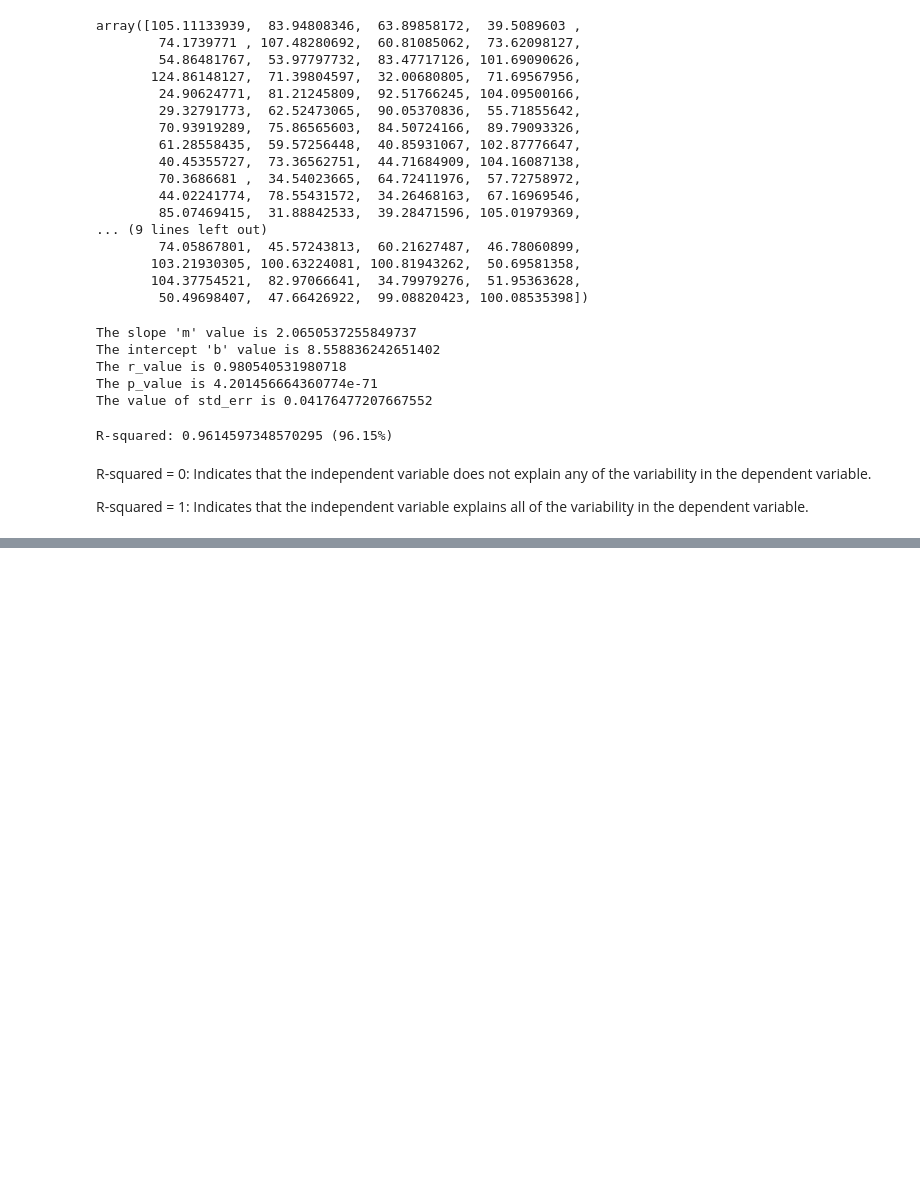
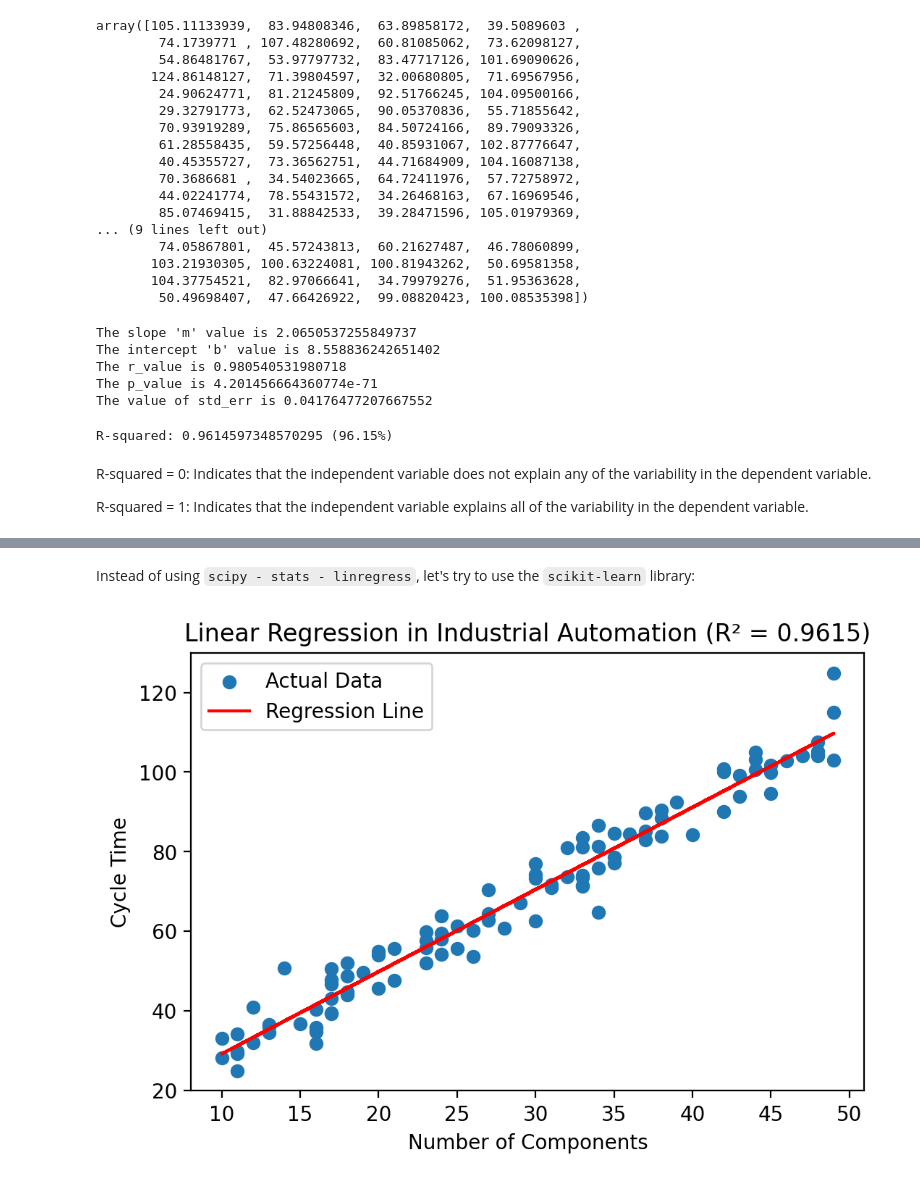
Before and after one commit to AHMAD-KHAIRI/python, a Jupyter notebook: day_102_linear_regression/linear-regression.ipynb, the cells around one changed output, grey strips where cells are left out. Drawn from its saved outputs; the diff is of its cells as text; code cells hidden in the pictures; blank space fills up the shorter version.

```diff
--- a/day_102_linear_regression/linear-regression.ipynb
+++ b/day_102_linear_regression/linear-regression.ipynb
@@ -282,0 +283,35 @@ plt.show()
+# %% [markdown]
+Instead of using <code>scipy - stats - linregress</code>, let's try to use the <code>scikit-learn</code> library:
+# %%
+from sklearn.linear_model import LinearRegression
+from sklearn.metrics import r2_score
+
+np.random.seed(42)
+num_components = np.random.randint(10, 50, 100)
+noise = np.random.normal(0, 5, 100)
+cycle_time = 2 * num_components + 10 + noise
+
+# Reshape the input data for scikit-learn
+X = num_components.reshape(-1, 1)
+
+# Create and fit a linear regression model
+model = LinearRegression()
+model.fit(X, cycle_time)
+
+# Obtain predictions from the model
+predictions = model.predict(X)
+
+# Calculate R^2 score
+r_squared = r2_score(cycle_time, predictions)
+
+# Plot the actual data and the regression line
+plt.figure(dpi=200)
+plt.scatter(num_components, cycle_time, label='Actual Data')
+plt.plot(num_components, predictions, color='red', label='Regression Line')
+plt.xlabel('Number of Components')
+plt.ylabel('Cycle Time')
+plt.title(f'Linear Regression in Industrial Automation (R² = {r_squared:.4f})')
+plt.legend()
+plt.show()
+# %% [output]
+[figure, added]
```
Also changed, not shown: parts of 13 cells of this notebook, 1 other file.
